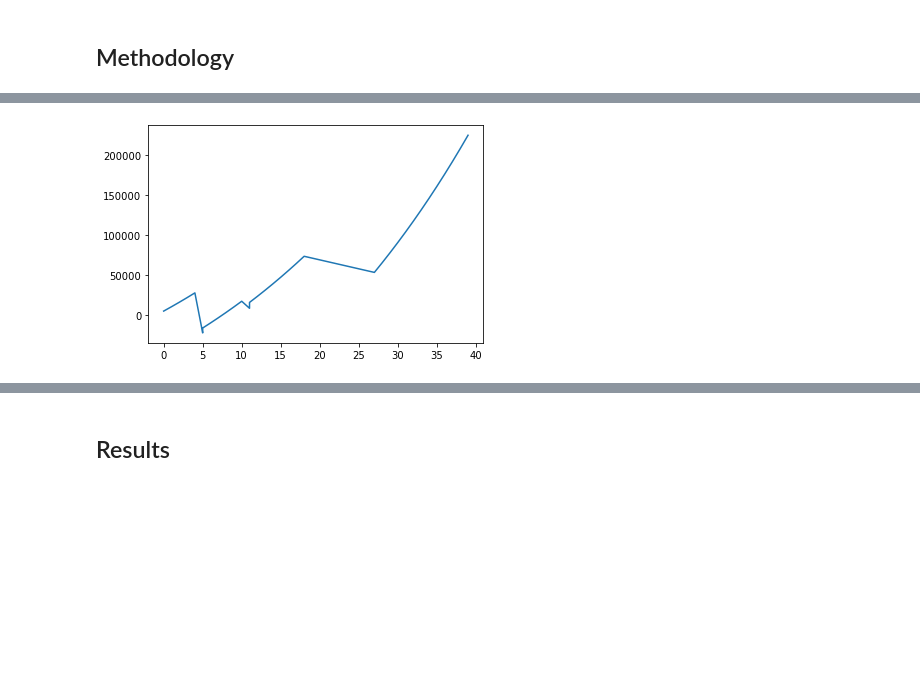
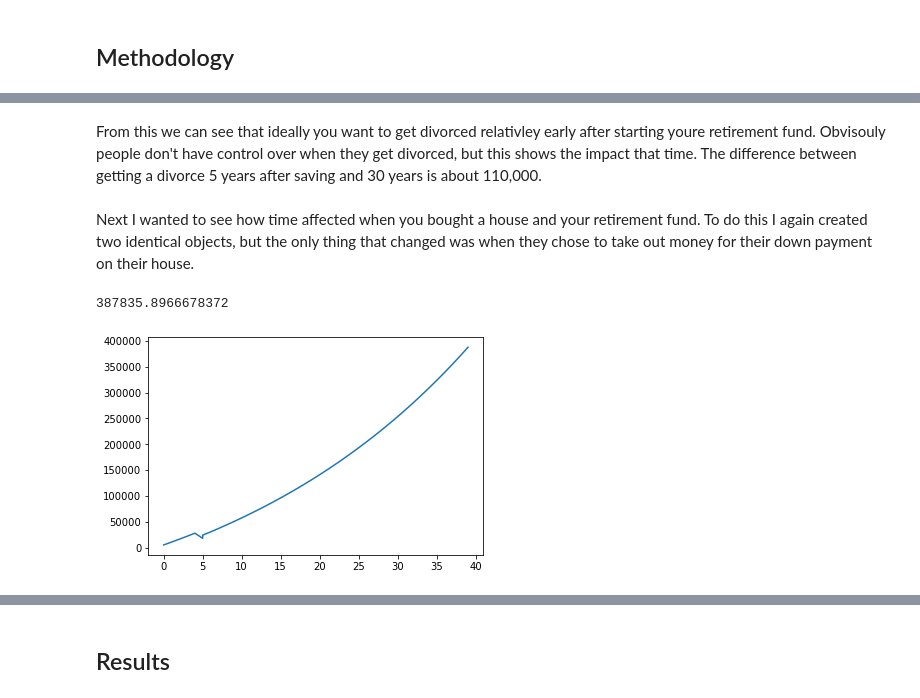
Before and after one commit to aniessaterps/CMSE202_Honors_Project, a Jupyter notebook: CMSE202_HonorsOption_AniessaTerpstra.ipynb, the cells around one changed output, grey strips where cells are left out. Saved outputs shown, nothing was run; the diff lists cells and outputs as text; code cells hidden in the pictures; blank space fills up the shorter version.

```diff
--- a/CMSE202_HonorsOption_AniessaTerpstra.ipynb
+++ b/CMSE202_HonorsOption_AniessaTerpstra.ipynb
@@ -80,6 +128,11 @@ class retirement():
+# %% [markdown]
+From this we can see that ideally you want to get divorced relativley early after starting youre retirement fund. Obvisouly people don't have control over when they get divorced, but this shows the impact that time. The difference between getting a divorce 5 years after saving and 30 years is about 110,000.
+# %% [markdown]
+Next I wanted to see how time affected when you bought a house and your retirement fund. To do this I again created two identical objects, but the only thing that changed was when they chose to take out money for their down payment on their house.
 # %%
-aniessa = retirement(0,.005,40,70000,.1)
-aniessa.get_contributions()
-aniessa.update(divorce_age=11,house_age=5,down_payment=50000,unemployment_start=18,unemployment_end=28,monthly_cost=2236)
+ace = retirement(0,.005,40,70000,.1)
+ace.get_contributions()
+ace.update(house_age=5,down_payment=10000)
 # %% [output]
+387835.8966678372
-[figure, old version]
+[figure, new version]
```
Also changed, not shown: parts of 18 cells of this notebook.
